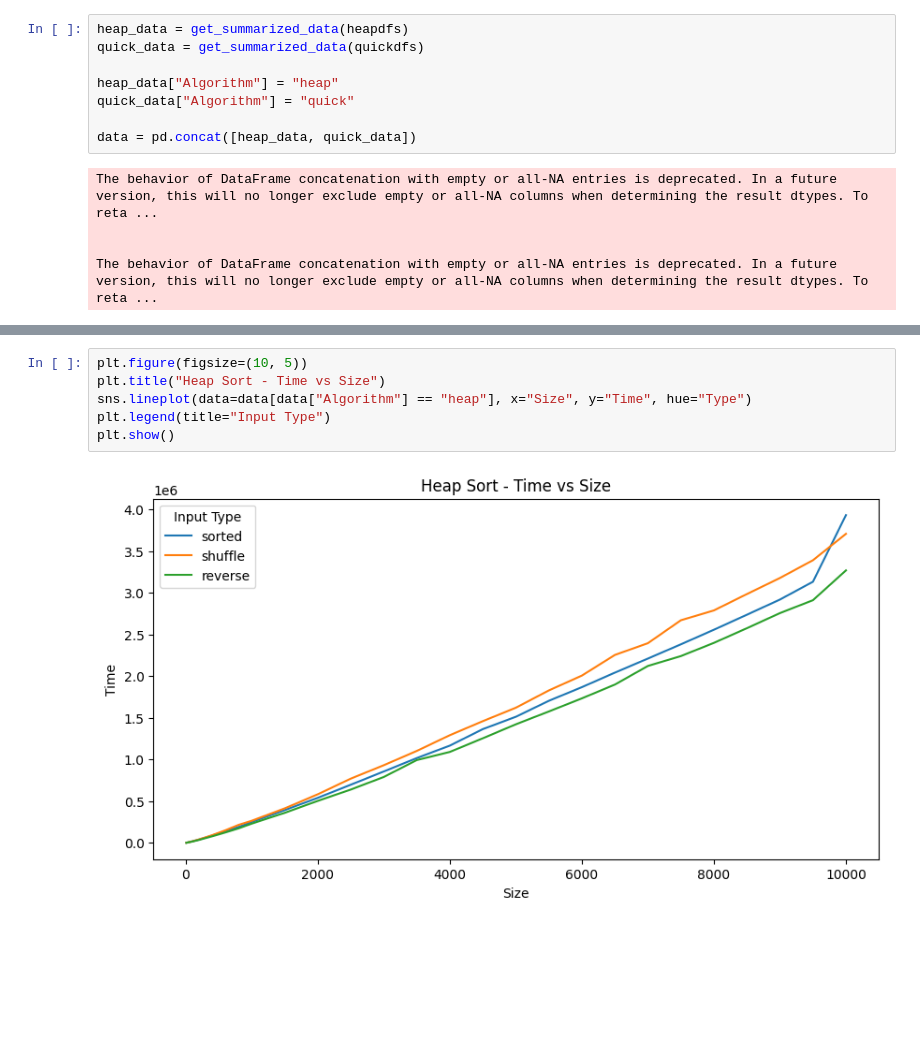
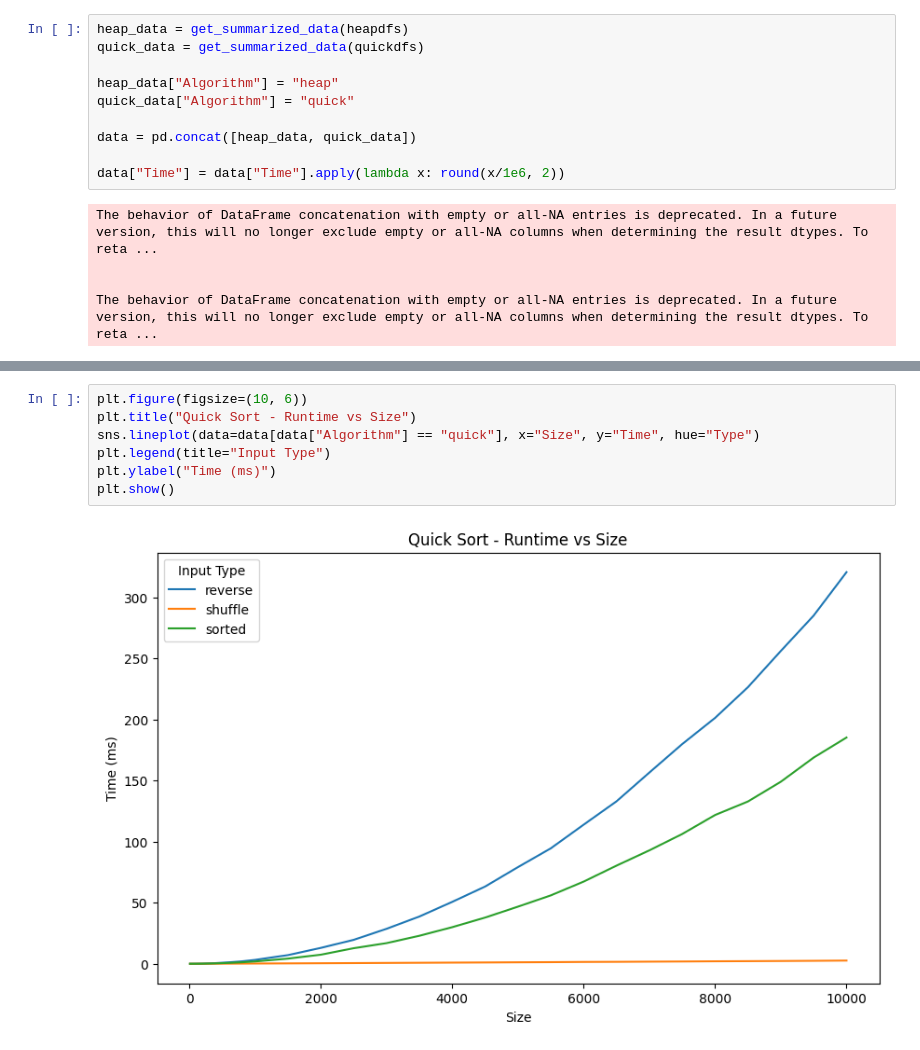
Before and after one commit to DAA-T1/cmplx, a Jupyter notebook: benchmarker/analyzer.ipynb, the cells around one changed output, grey strips where cells are left out. Saved outputs shown, nothing was run; the diff lists cells and outputs as text; blank space fills up the shorter version.

Commit message:
kept on making graphs...

```diff
--- a/benchmarker/analyzer.ipynb
+++ b/benchmarker/analyzer.ipynb
@@ -144,6 +68,8 @@ heap_data["Algorithm"] = "heap"
 quick_data["Algorithm"] = "quick"
 
 data = pd.concat([heap_data, quick_data])
+
+data["Time"] = data["Time"].apply(lambda x: round(x/1e6, 2))
 # %% [output]
 The behavior of DataFrame concatenation with empty or all-NA entries is deprecated. In a future version, this will no longer exclude empty or all-NA columns when determining the result dtypes. To reta ...
 
@@ -181,8 +155,9 @@ plt.show()
 # %%
-plt.figure(figsize=(10, 5))
-plt.title("Heap Sort - Time vs Size")
-sns.lineplot(data=data[data["Algorithm"] == "heap"], x="Size", y="Time", hue="Type")
+plt.figure(figsize=(10, 6))
+plt.title("Quick Sort - Runtime vs Size")
+sns.lineplot(data=data[data["Algorithm"] == "quick"], x="Size", y="Time", hue="Type")
 plt.legend(title="Input Type")
+plt.ylabel("Time (ms)")
 plt.show()
 # %% [output]
-[figure, old version]
+[figure, new version]
```
Also changed, not shown: parts of 18 cells of this notebook.
